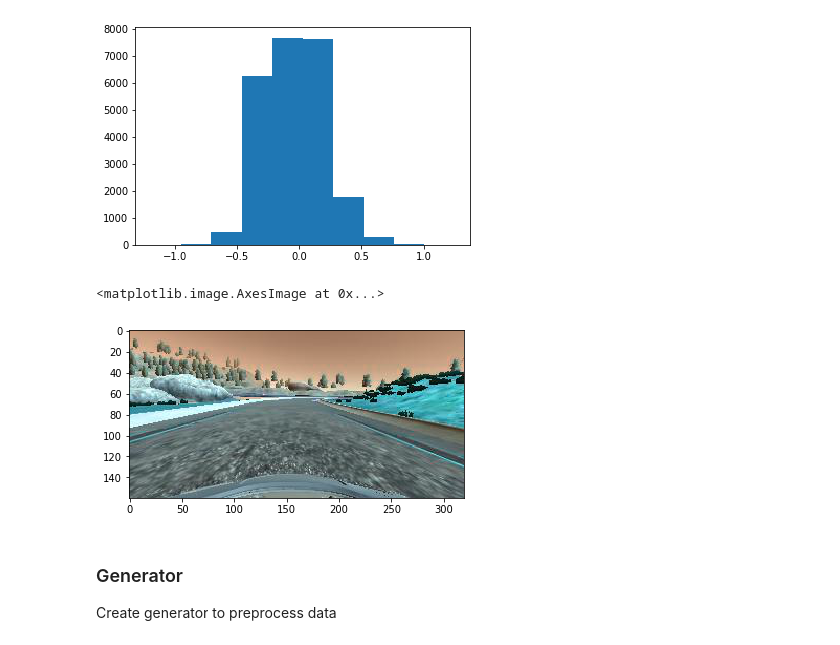
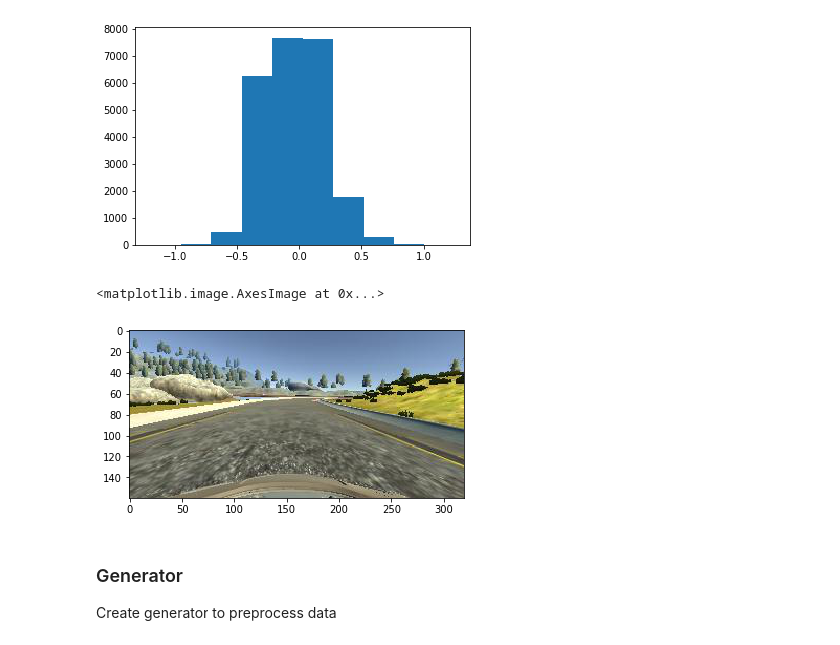
Before and after one commit to husams/Behavioral-Cloning, a Jupyter notebook: nvida.ipynb, the cells around one changed output. Drawn from its saved outputs; the diff is of its cells as text; code cells hidden in the pictures.

```diff
--- a/nvida.ipynb
+++ b/nvida.ipynb
@@ -27,6 +26,7 @@ Using TensorFlow backend.
 samples = []
 with open("./data/driving_log.csv") as csvFile:
     csvReder = csv.reader(csvFile)
+    next(csvReder, None)  # skip the headers
     for line in  csvReder:
         samples.append(line)
 
@@ -53,11 +53,11 @@ plt.hist(X)
 # %%
 sample   = samples[8000]
 filename = "./data/IMG/"+ sample[0].split("/")[-1]
-image    = cv2.imread(filename)
+image    = plt.imread(filename)
 plt.imshow(image)
 # %% [output]
 <matplotlib.image.AxesImage at 0x...>
-[figure, old version]
+[figure, new version]
 # %% [markdown]
 ### Generator
 
```
Also changed, not shown: parts of 13 cells of this notebook.
